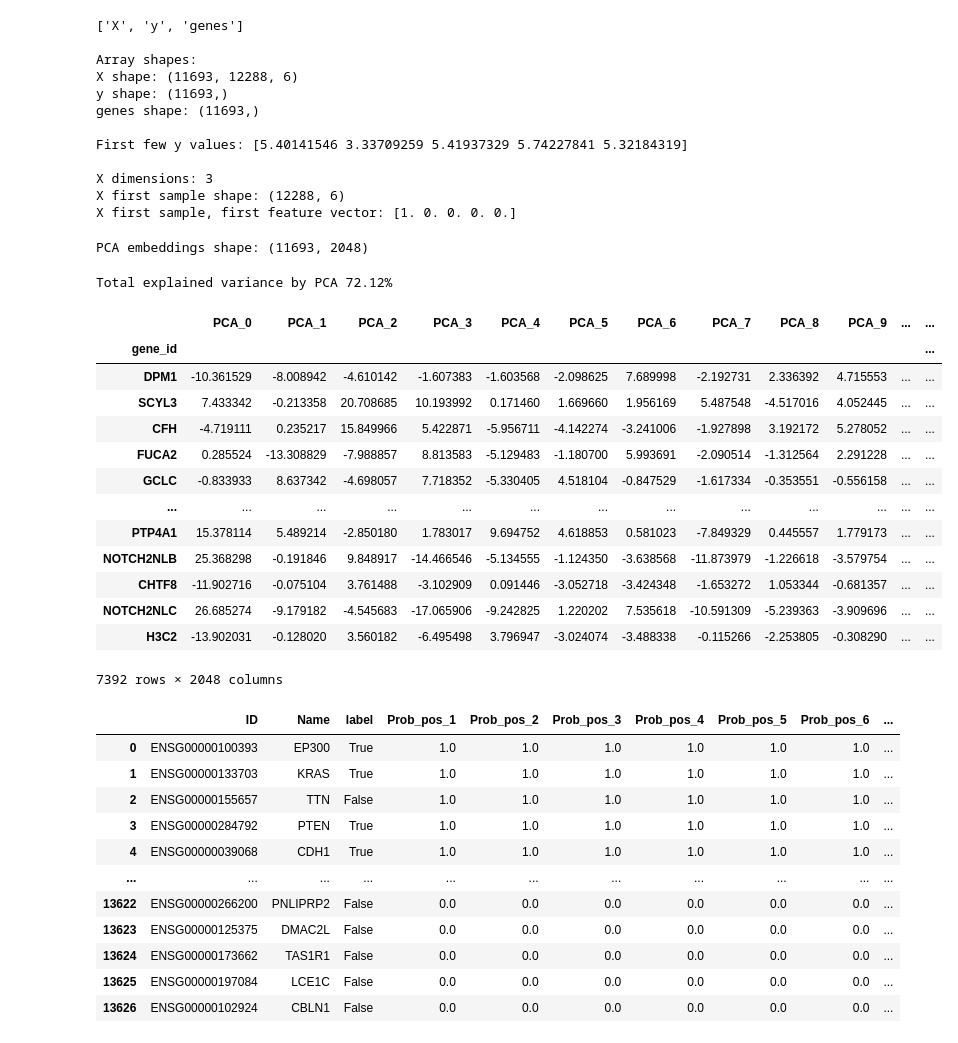
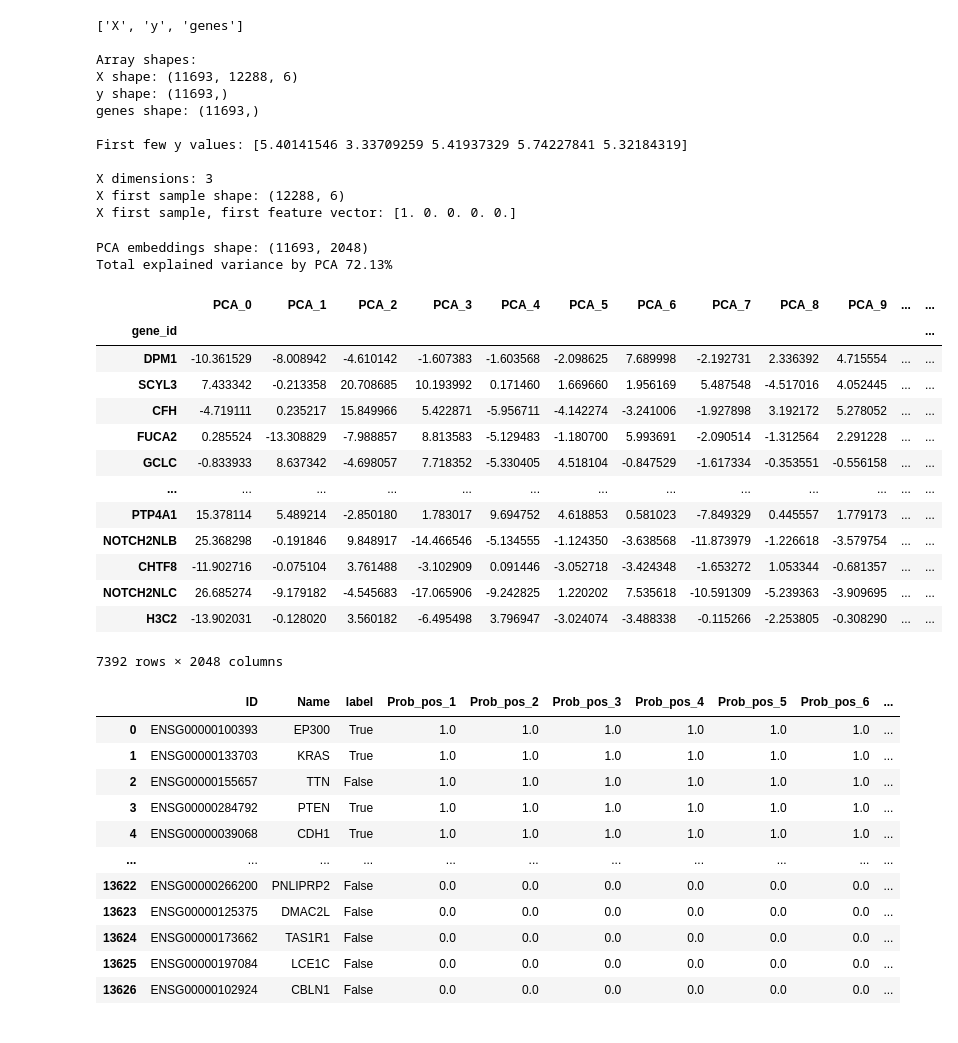
Before and after one commit to egekurt123/RNA-gene-disease-predictions, a Jupyter notebook: Cancer Predictions/RNA Embeddings/MRL_Isoform.ipynb, the cells around one changed output. Drawn from its saved outputs; the diff is of its cells as text; code cells hidden in the pictures.

```diff
--- a/Cancer Predictions/RNA Embeddings/MRL_Isoform.ipynb
+++ b/Cancer Predictions/RNA Embeddings/MRL_Isoform.ipynb
@@ -21,33 +21,25 @@ X dimensions: 3
 X first sample shape: (12288, 6)
 X first sample, first feature vector: [1. 0. 0. 0. 0.]
 # %%
-pca_embeddings, pca_model = isoform_to_gene_embeddings_pca(mrl_isoform['X'], mrl_isoform['genes'], n_components=2048)
-print(f"PCA embeddings shape: {pca_embeddings.shape}")
+pca_embeddings = create_embedding_dataframe(mrl_isoform['X'], mrl_isoform['genes'])
+pca_embeddings
 # %% [output]
 PCA embeddings shape: (11693, 2048)
+Total explained variance by PCA 72.13%
+|  | PCA_0 | PCA_1 | PCA_2 | PCA_3 | PCA_4 | PCA_5 | PCA_6 | PCA_7 | PCA_8 | PCA_9 | ... | ... |
+| gene_id |  |  |  |  |  |  |  |  |  |  |  | ... |
+| DPM1 | -10.361529 | -8.008942 | -4.610142 | -1.607383 | -1.603568 | -2.098625 | 7.689998 | -2.192731 | 2.336392 | 4.715554 | ... | ... |
+| SCYL3 | 7.433342 | -0.213358 | 20.708685 | 10.193992 | 0.171460 | 1.669660 | 1.956169 | 5.487548 | -4.517016 | 4.052445 | ... | ... |
+| CFH | -4.719111 | 0.235217 | 15.849966 | 5.422871 | -5.956711 | -4.142274 | -3.241006 | -1.927898 | 3.192172 | 5.278052 | ... | ... |
+| FUCA2 | 0.285524 | -13.308829 | -7.988857 | 8.813583 | -5.129483 | -1.180700 | 5.993691 | -2.090514 | -1.312564 | 2.291228 | ... | ... |
+| GCLC | -0.833933 | 8.637342 | -4.698057 | 7.718352 | -5.330405 | 4.518104 | -0.847529 | -1.617334 | -0.353551 | -0.556158 | ... | ... |
+| ... | ... | ... | ... | ... | ... | ... | ... | ... | ... | ... | ... | ... |
+| PTP4A1 | 15.378114 | 5.489214 | -2.850180 | 1.783017 | 9.694752 | 4.618853 | 0.581023 | -7.849329 | 0.445557 | 1.779173 | ... | ... |
+| NOTCH2NLB | 25.368298 | -0.191846 | 9.848917 | -14.466546 | -5.134555 | -1.124350 | -3.638568 | -11.873979 | -1.226618 | -3.579754 | ... | ... |
+| CHTF8 | -11.902716 | -0.075104 | 3.761488 | -3.102909 | 0.091446 | -3.052718 | -3.424348 | -1.653272 | 1.053344 | -0.681357 | ... | ... |
+| NOTCH2NLC | 26.685274 | -9.179182 | -4.545683 | -17.065906 | -9.242825 | 1.220202 | 7.535618 | -10.591309 | -5.239363 | -3.909695 | ... | ... |
+| H3C2 | -13.902031 | -0.128020 | 3.560182 | -6.495498 | 3.796947 | -3.024074 | -3.488338 | -0.115266 | -2.253805 | -0.308290 | ... | ... |
+7392 rows × 2048 columns
-# %%
-total_explained_variance = np.sum(pca_model.explained_variance_ratio_)
-print(f"Total explained variance by PCA {total_explained_variance:.2%}")
-# %% [output]
-Total explained variance by PCA 72.12%
-# %%
-pca_embeddings = create_gene_embedding_dataframe(pca_embeddings, mrl_isoform['genes'])
-pca_embeddings
-# %% [output]
-|  | PCA_0 | PCA_1 | PCA_2 | PCA_3 | PCA_4 | PCA_5 | PCA_6 | PCA_7 | PCA_8 | PCA_9 | ... | ... |
-| gene_id |  |  |  |  |  |  |  |  |  |  |  | ... |
-| DPM1 | -10.361529 | -8.008942 | -4.610142 | -1.607383 | -1.603568 | -2.098625 | 7.689998 | -2.192731 | 2.336392 | 4.715553 | ... | ... |
-| SCYL3 | 7.433342 | -0.213358 | 20.708685 | 10.193992 | 0.171460 | 1.669660 | 1.956169 | 5.487548 | -4.517016 | 4.052445 | ... | ... |
-| CFH | -4.719111 | 0.235217 | 15.849966 | 5.422871 | -5.956711 | -4.142274 | -3.241006 | -1.927898 | 3.192172 | 5.278052 | ... | ... |
-| FUCA2 | 0.285524 | -13.308829 | -7.988857 | 8.813583 | -5.129483 | -1.180700 | 5.993691 | -2.090514 | -1.312564 | 2.291228 | ... | ... |
-| GCLC | -0.833933 | 8.637342 | -4.698057 | 7.718352 | -5.330405 | 4.518104 | -0.847529 | -1.617334 | -0.353551 | -0.556158 | ... | ... |
-| ... | ... | ... | ... | ... | ... | ... | ... | ... | ... | ... | ... | ... |
-| PTP4A1 | 15.378114 | 5.489214 | -2.850180 | 1.783017 | 9.694752 | 4.618853 | 0.581023 | -7.849329 | 0.445557 | 1.779173 | ... | ... |
-| NOTCH2NLB | 25.368298 | -0.191846 | 9.848917 | -14.466546 | -5.134555 | -1.124350 | -3.638568 | -11.873979 | -1.226618 | -3.579754 | ... | ... |
-| CHTF8 | -11.902716 | -0.075104 | 3.761488 | -3.102909 | 0.091446 | -3.052718 | -3.424348 | -1.653272 | 1.053344 | -0.681357 | ... | ... |
-| NOTCH2NLC | 26.685274 | -9.179182 | -4.545683 | -17.065906 | -9.242825 | 1.220202 | 7.535618 | -10.591309 | -5.239363 | -3.909696 | ... | ... |
-| H3C2 | -13.902031 | -0.128020 | 3.560182 | -6.495498 | 3.796947 | -3.024074 | -3.488338 | -0.115266 | -2.253805 | -0.308290 | ... | ... |
-7392 rows × 2048 columns
 # %%
 emogi_predictions = pd.read_csv('../../../../../../../../s/project/gene_embedding/input_data/cancer_eval/emogi_predictions.tsv', sep='\t')
 emogi_predictions
```
Also changed, not shown: parts of 6 cells of this notebook, 4 other files.
